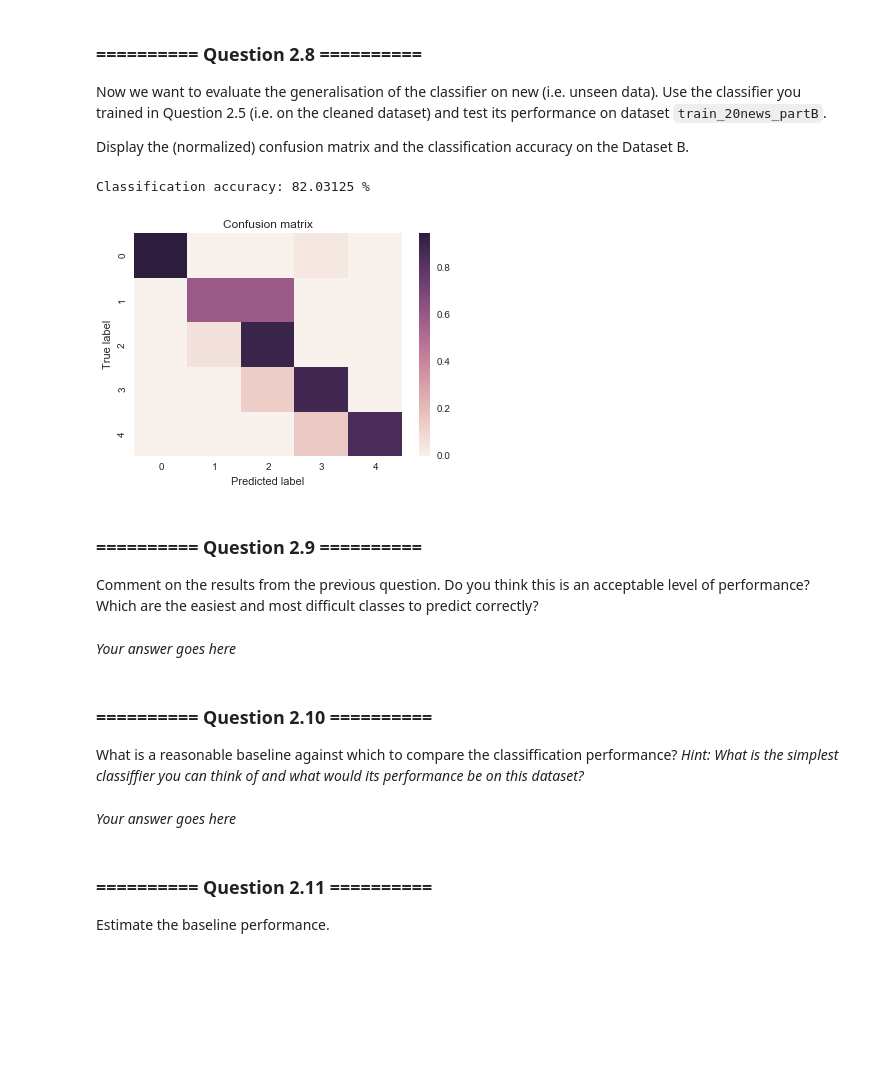
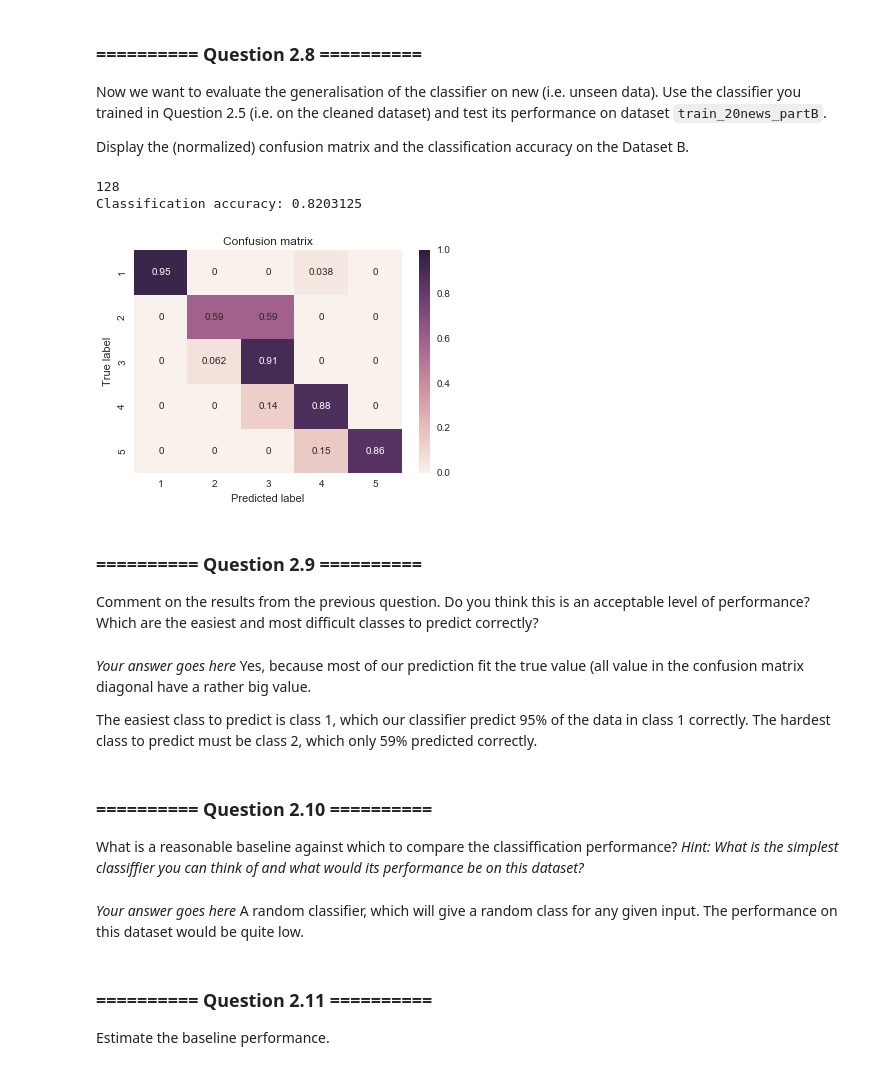
Before and after one commit to richardharmadi/iaml, a Jupyter notebook: 03_Assignment_1.ipynb, the cells around one changed output. Cells and saved outputs as stored; diff of their text form; code cells hidden in the pictures; blank space fills up the shorter version.

```diff
--- a/03_Assignment_1.ipynb
+++ b/03_Assignment_1.ipynb
@@ -216,11 +216,11 @@ attribute_name = list(part_a_copy.columns.values) #get column names
 #news_A_clean = part_a_copy(part_a_copy<100) #create new df that change the value that > 100 to NaN
 #news_A_clean.dropna() #drop the row that contains NaN value in one of its column
 
-#another way, is to use mean and standard deviation of each attributes
+#another way, is to use a z-score (aka, a standard score) which indicates how many standard deviations an element is from the mean.
 for i in range (len(attribute_name)-1): #for each column, except the last one which is our output
     attribute_mean = part_a_copy[attribute_name[i]].mean() #mean value of each attribute
     attribute_std = part_a_copy[attribute_name[i]].std() #standard deviation value of each attribute
-    news_A_clean = part_a_copy[np.abs((part_a_copy[attribute_name[i]]-attribute_mean)/attribute_std)<=3]
+    news_A_clean = part_a_copy[np.abs((part_a_copy[attribute_name[i]]-attribute_mean)/attribute_std)<=2]
     #keep rows, only which has values +3 / -3 standard deviations in each attribute / column
 print (part_a_copy.shape)
 print (news_A_clean.shape)
@@ -348,27 +352,34 @@ Display the (normalized) confusion matrix and the classification accuracy on the
 # %%
 # Your code goes here
 x_test = part_b.drop('class',axis=1)
 y_test= pd.Series(part_b['class'])
-
+print (len(x_test))
 cm_test = confusion_matrix(y_test, clf_gauss.predict(x_test))
 cm_norm_test = cm_test /cm_test.sum(axis=1)
 
-plot_confusion_matrix(cm_norm_test)
-print ('Classification accuracy:',clf_gauss.score(x_test,y_test,sample_weight=None) * 100,'%') #classification accuracy score
+plot_confusion_matrix(cm_norm_test,classes=[1,2,3,4,5])
+print ('Classification accuracy:',clf_gauss.score(x_test,y_test,sample_weight=None)) #classification accuracy score
 # %% [output]
-Classification accuracy: 82.03125 %
+128
+Classification accuracy: 0.8203125
-[figure, old version]
+[figure, new version]
 # %% [markdown]
 ### ========== Question 2.9 ==========
 
 Comment on the results from the previous question. Do you think this is an acceptable level of performance? Which are the easiest and most difficult classes to predict correctly?
-# %% [markdown]
-*Your answer goes here*
+# %% [markdown]
+*Your answer goes here*
+Yes, because most of our prediction fit the true value (all value in the confusion matrix diagonal have a rather big value.
+
+The easiest class to predict is class 1, which our classifier predict 95% of the data in class 1 correctly.
+The hardest class to predict must be class 2, which only 59% predicted correctly.
 # %% [markdown]
 ### ========== Question 2.10 ==========
 What is a reasonable baseline against which to compare the classiffication performance? *Hint: What is the simplest classiffier you can think of and what would its performance be on this dataset?*
-# %% [markdown]
-*Your answer goes here*
+# %% [markdown]
+*Your answer goes here*
+A random classifier, which will give a random class for any given input.
+The performance on this dataset would be quite low.
 # %% [markdown]
 ### ========== Question 2.11 ==========
 
```
Also changed, not shown: parts of 18 cells of this notebook.
